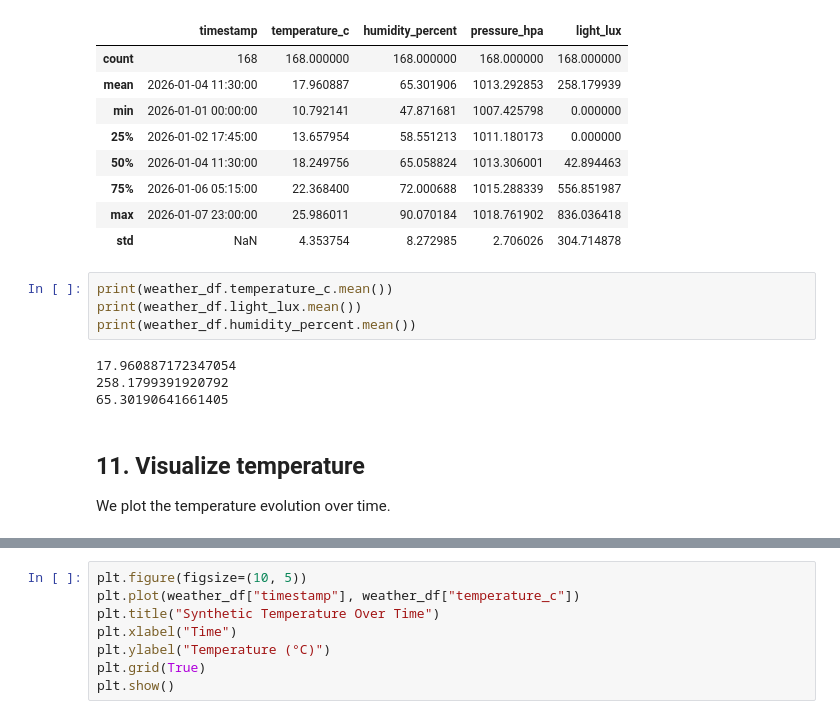
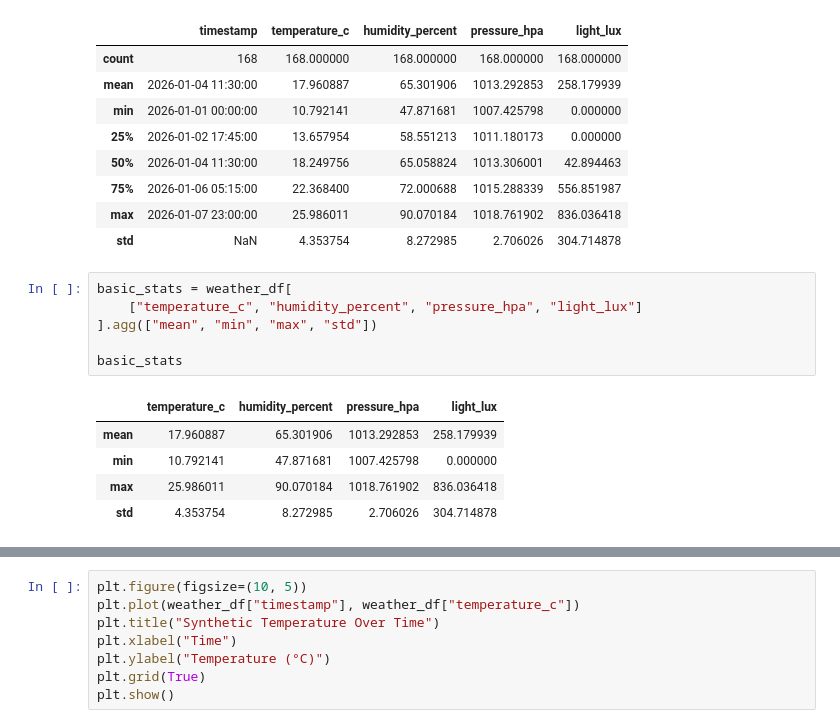
Before and after one commit to Albetman1995/smart-weather-station-ai-lab, a Jupyter notebook: notebooks/01_synthetic_weather_data_analysis.ipynb, the cells around one changed output, grey strips where cells are left out. Cells and saved outputs as stored; diff of their text form.

```diff
--- a/notebooks/01_synthetic_weather_data_analysis.ipynb
+++ b/notebooks/01_synthetic_weather_data_analysis.ipynb
@@ -181,15 +187,15 @@ weather_df.describe()
 | 75% | 2026-01-06 05:15:00 | 22.368400 | 72.000688 | 1015.288339 | 556.851987 |
 | max | 2026-01-07 23:00:00 | 25.986011 | 90.070184 | 1018.761902 | 836.036418 |
 | std | NaN | 4.353754 | 8.272985 | 2.706026 | 304.714878 |
-# %%
-print(weather_df.temperature_c.mean())
-print(weather_df.light_lux.mean())
-print(weather_df.humidity_percent.mean())
-# %% [output]
-17.960887172347054
-258.1799391920792
-65.30190641661405
-# %% [markdown]
-## 11. Visualize temperature
-
-We plot the temperature evolution over time.
+# %%
+basic_stats = weather_df[
+    ["temperature_c", "humidity_percent", "pressure_hpa", "light_lux"]
+].agg(["mean", "min", "max", "std"])
+
+basic_stats
+# %% [output]
+|  | temperature_c | humidity_percent | pressure_hpa | light_lux |
+| mean | 17.960887 | 65.301906 | 1013.292853 | 258.179939 |
+| min | 10.792141 | 47.871681 | 1007.425798 | 0.000000 |
+| max | 25.986011 | 90.070184 | 1018.761902 | 836.036418 |
+| std | 4.353754 | 8.272985 | 2.706026 | 304.714878 |
```
Also changed, not shown: parts of 41 cells of this notebook.
